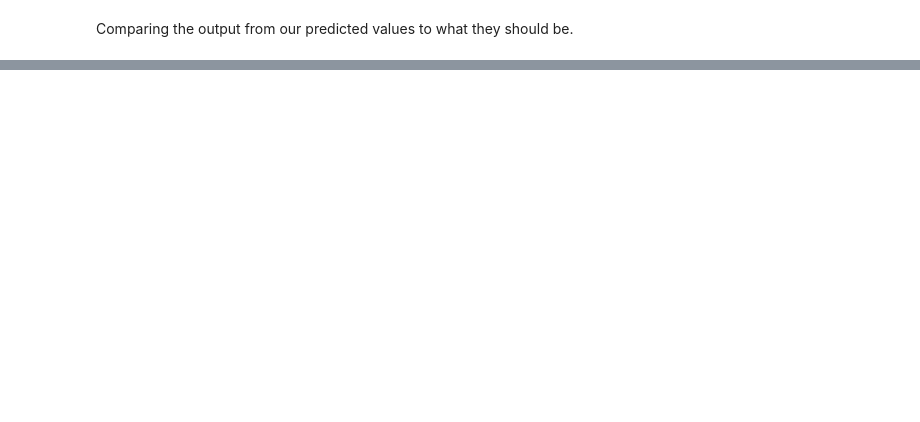
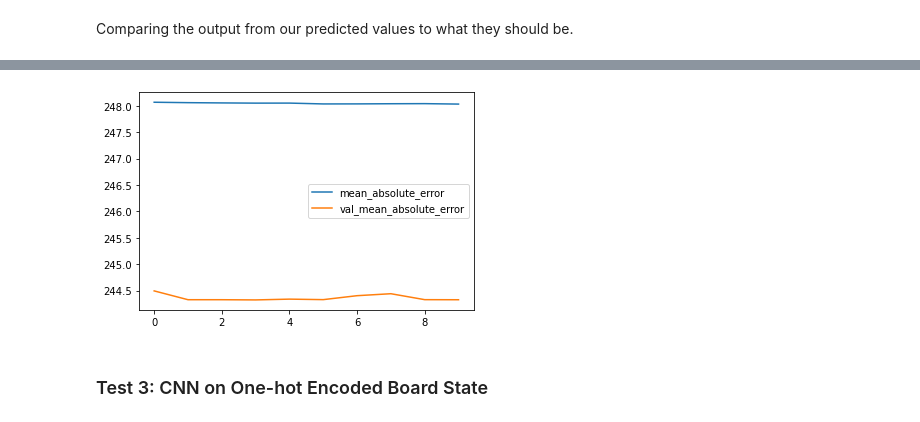
Before and after one commit to jdwalbur/CS254MLFinalProject, a Jupyter notebook: final-project.ipynb, the cells around one changed output, grey strips where cells are left out. Cells and saved outputs as stored; diff of their text form; code cells hidden in the pictures; blank space fills up the shorter version.

```diff
--- a/final-project.ipynb
+++ b/final-project.ipynb
@@ -832,0 +923,2 @@ print(len(y_pred))
+# %%
+data = load_moves_data(csv_filename=data_filename, sample_size=150_000, split_X_y=False)
@@ -857,0 +1079,11 @@ for i in range(0, len(y_test)):
+# %%
+# Try a MLP neural network
+model = ks.models.Sequential()
+model.add(ks.layers.InputLayer(input_shape=(X_train.shape[1:])))
+for _ in range(4):
+    model.add(ks.layers.Dense(256, kernel_initializer='normal', activation='tanh'))
+    # model.add(ks.layers.BatchNormalization())
+    model.add(ks.layers.Dropout(0.5))
+model.add(ks.layers.Dense(1, activation='linear'))
+
+model.summary()
@@ -857,0 +1108,25 @@ for i in range(0, len(y_test)):
+# %%
+WEIGHTS_FILENAME = 'weights.hdf5'
+
+try:
+    # Load current best model
+    model.load_weights(WEIGHTS_FILENAME)
+except (OSError, ValueError):
+    # Weights file not yet set
+    print('warning: couldn\'t load weights')
+    pass
+
+model.compile(optimizer=ks.optimizers.Adam(learning_rate=0.01),
+              # optimizer=ks.optimizers.Adam(learning_rate=0.005),
+              loss=ks.losses.MeanAbsoluteError(),
+              metrics=[ks.metrics.MeanAbsoluteError()])
+
+# Create a callback so the best model weights can be referenced later
+checkpoint = ks.callbacks.ModelCheckpoint(WEIGHTS_FILENAME,
+                                          monitor='val_loss',
+                                          verbose=1,
+                                          save_best_only=True,
+                                          mode='auto')
+
+# This will start the training and save each epoch output in the history list
+history = model.fit(X_train, y_train, batch_size=32, epochs=10, validation_data=(X_val, y_val), callbacks=[checkpoint])
@@ -857,0 +1151,9 @@ for i in range(0, len(y_test)):
+# %%
+plt.plot(history.history['mean_absolute_error'], label='mean_absolute_error')
+plt.plot(history.history['val_mean_absolute_error'], label='val_mean_absolute_error')
+plt.legend()
+plt.show()
+# %% [output]
+[figure, added]
+# %% [markdown]
+### Test 3: CNN on One-hot Encoded Board State
```
Also changed, not shown: parts of 57 cells of this notebook.
